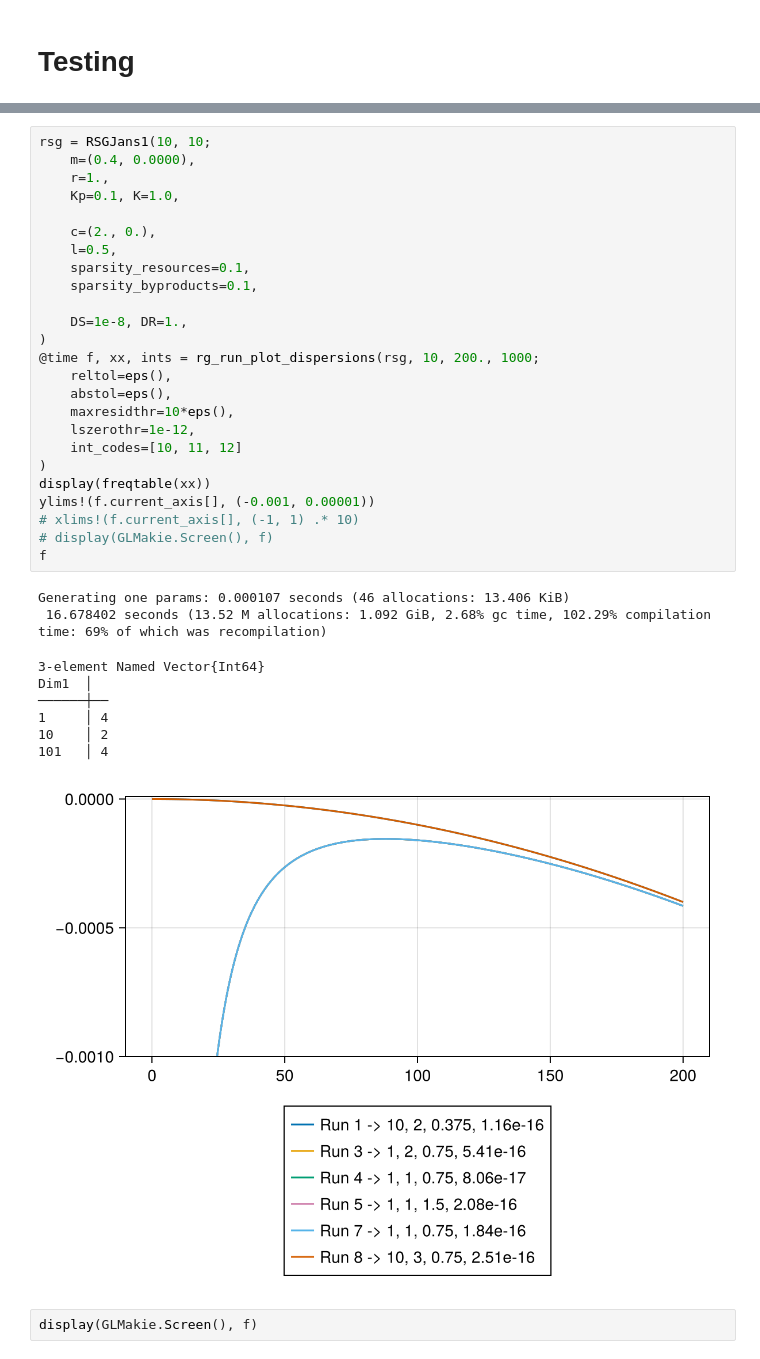
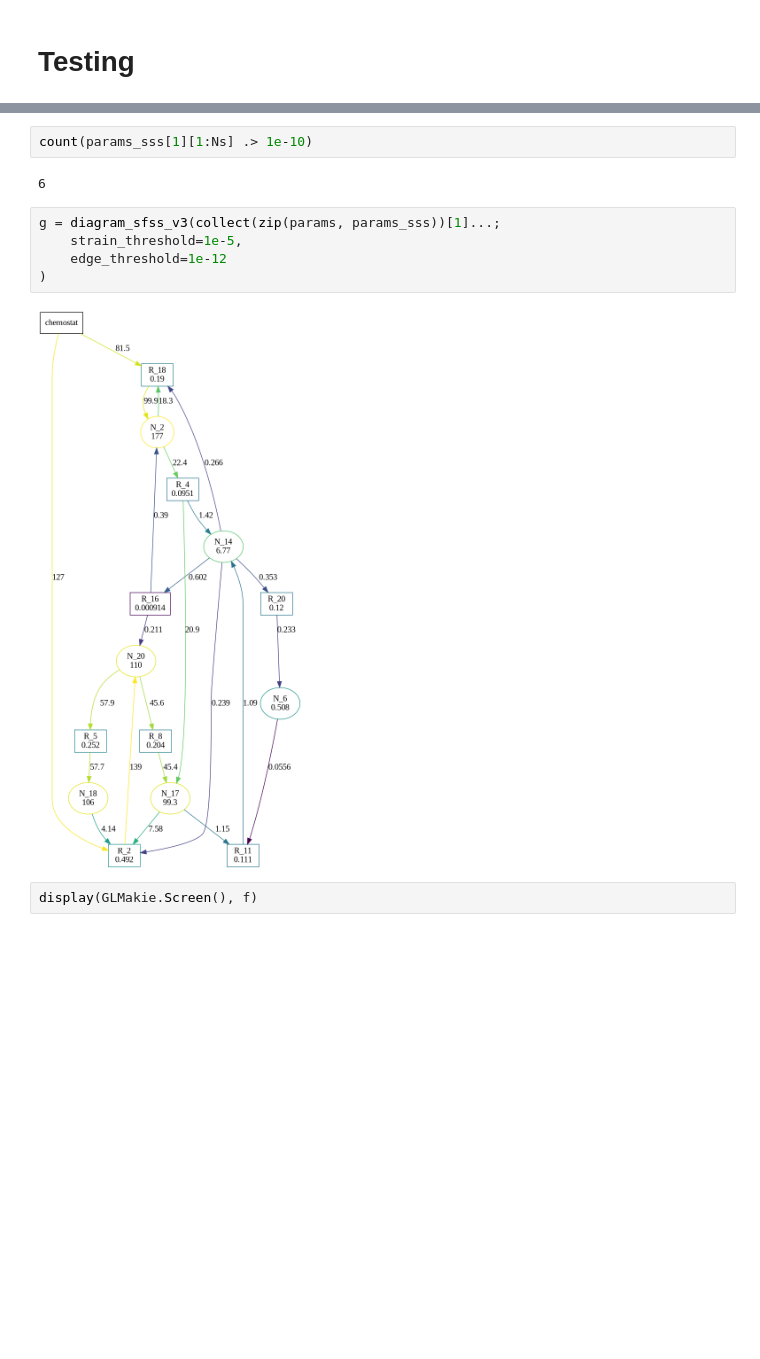
Before and after one commit to kockahonza/SSMC, a Jupyter notebook: notebooks/random_systems.ipynb, the cells around one changed output, grey strips where cells are left out. Drawn from its saved outputs; the diff is of its cells as text; blank space fills up the shorter version.

```diff
--- a/notebooks/random_systems.ipynb
+++ b/notebooks/random_systems.ipynb
@@ -69,38 +70,14 @@ WARNING: redefinition of constant Pango_jll.LIBPATH_list. This may fail, cause i
-# %%
-rsg = RSGJans1(10, 10;
-    m=(0.4, 0.0000),
-    r=1.,
-    Kp=0.1, K=1.0,
-
-    c=(2., 0.),
-    l=0.5,
-    sparsity_resources=0.1,
-    sparsity_byproducts=0.1,
-
-    DS=1e-8, DR=1.,
-)
-@time f, xx, ints = rg_run_plot_dispersions(rsg, 10, 200., 1000;
-    reltol=eps(),
-    abstol=eps(),
-    maxresidthr=10*eps(),
-    lszerothr=1e-12,
-    int_codes=[10, 11, 12]
-)
-display(freqtable(xx))
-ylims!(f.current_axis[], (-0.001, 0.00001))
-# xlims!(f.current_axis[], (-1, 1) .* 10)
-# display(GLMakie.Screen(), f)
-f
-# %% [output]
-Generating one params: 0.000107 seconds (46 allocations: 13.406 KiB)
- 16.678402 seconds (13.52 M allocations: 1.092 GiB, 2.68% gc time, 102.29% compilation time: 69% of which was recompilation)
-3-element Named Vector{Int64}
-Dim1  │
-──────┼──
-1     │ 4
-10    │ 2
-101   │ 4
-[figure, removed]
+# %%
+count(params_sss[1][1:Ns] .> 1e-10)
+# %% [output]
+6
+# %%
+g = diagram_sfss_v3(collect(zip(params, params_sss))[1]...;
+    strain_threshold=1e-5,
+    edge_threshold=1e-12
+)
+# %% [output]
+[figure, added]
 # %%
 display(GLMakie.Screen(), f)
 # %% [output]
```
Also changed, not shown: parts of 14 cells of this notebook, 6 other files.
